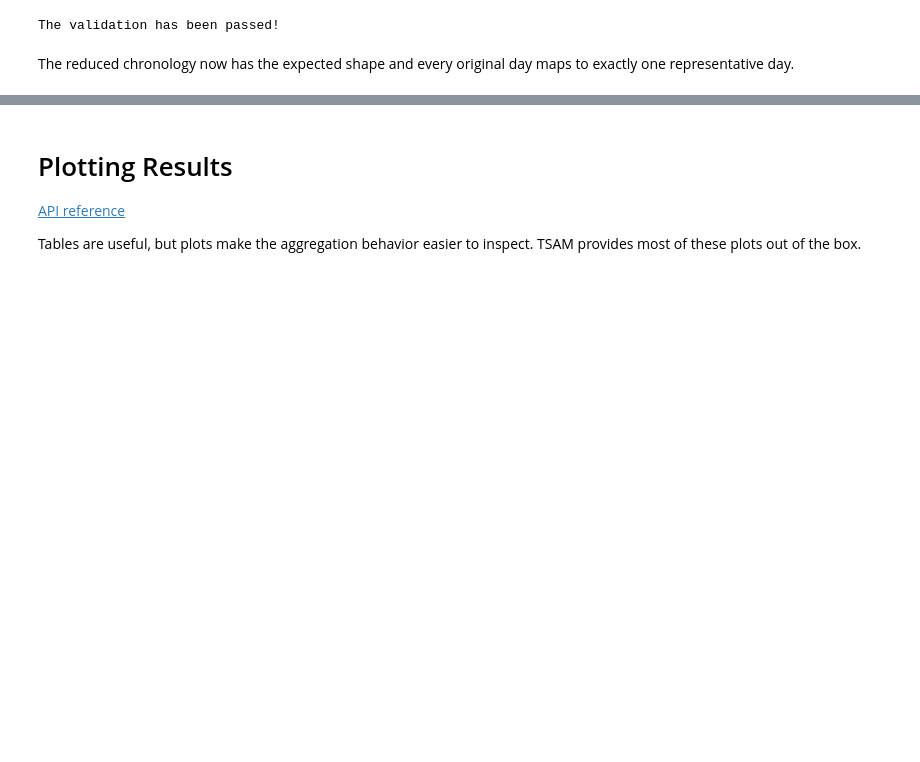
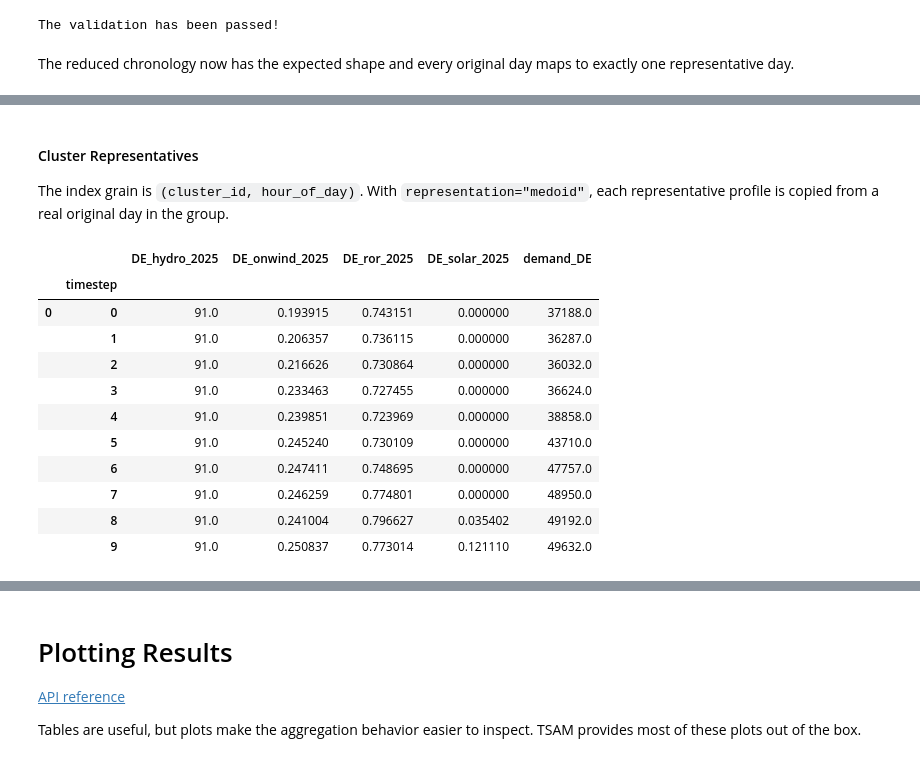
Before and after one commit to komaksym/tsam-notebook-workflows, a Jupyter notebook: src/approach_1.ipynb, the cells around one changed output, grey strips where cells are left out. Saved outputs shown, nothing was run; the diff lists cells and outputs as text; code cells hidden in the pictures; blank space fills up the shorter version.

```diff
--- a/src/approach_1.ipynb
+++ b/src/approach_1.ipynb
@@ -1031,0 +964,18 @@ extreme_value_comparison
+# %% [markdown]
+#### Cluster Representatives
+The index grain is `(cluster_id, hour_of_day)`. With `representation="medoid"`, each representative profile is copied from a real original day in the group.
+# %%
+example_result.cluster_representatives.head(10)
+# %% [output]
+|  |  | DE_hydro_2025 | DE_onwind_2025 | DE_ror_2025 | DE_solar_2025 | demand_DE |
+|  | timestep |  |  |  |  |  |
+| 0 | 0 | 91.0 | 0.193915 | 0.743151 | 0.000000 | 37188.0 |
+|  | 1 | 91.0 | 0.206357 | 0.736115 | 0.000000 | 36287.0 |
+|  | 2 | 91.0 | 0.216626 | 0.730864 | 0.000000 | 36032.0 |
+|  | 3 | 91.0 | 0.233463 | 0.727455 | 0.000000 | 36624.0 |
+|  | 4 | 91.0 | 0.239851 | 0.723969 | 0.000000 | 38858.0 |
+|  | 5 | 91.0 | 0.245240 | 0.730109 | 0.000000 | 43710.0 |
+|  | 6 | 91.0 | 0.247411 | 0.748695 | 0.000000 | 47757.0 |
+|  | 7 | 91.0 | 0.246259 | 0.774801 | 0.000000 | 48950.0 |
+|  | 8 | 91.0 | 0.241004 | 0.796627 | 0.035402 | 49192.0 |
+|  | 9 | 91.0 | 0.250837 | 0.773014 | 0.121110 | 49632.0 |
```
Also changed, not shown: parts of 72 cells of this notebook.
